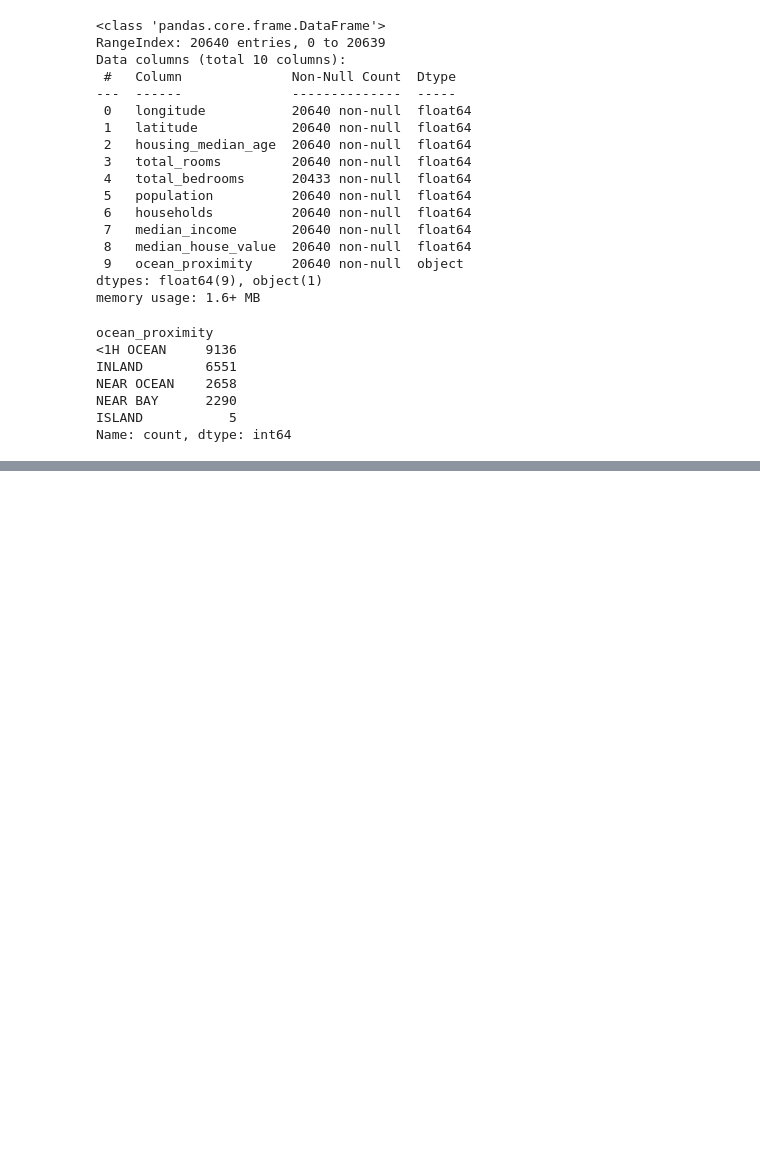
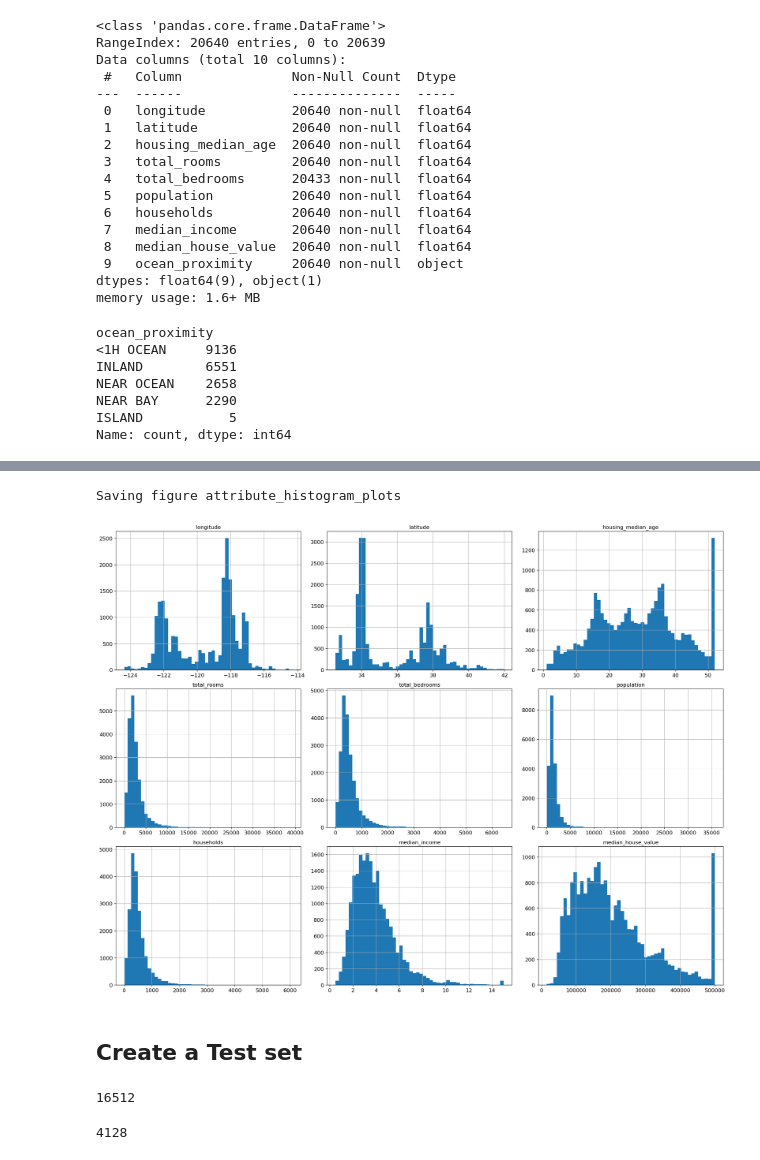
Before and after one commit to Aakashkhanal/Housing_price_predictor, a Jupyter notebook: main.ipynb, the cells around one changed output, grey strips where cells are left out. Saved outputs shown, nothing was run; the diff lists cells and outputs as text; code cells hidden in the pictures; blank space fills up the shorter version.

Commit message:
forget to save changes

```diff
--- a/main.ipynb
+++ b/main.ipynb
@@ -117,3 +117,13 @@ housing.describe()
 | 50% | -118.490000 | 34.260000 | 29.000000 | 2127.000000 | 435.000000 | 1166.000000 | 409.000000 | ... |
 | 75% | -118.010000 | 37.710000 | 37.000000 | 3148.000000 | 647.000000 | 1725.000000 | 605.000000 | ... |
 | max | -114.310000 | 41.950000 | 52.000000 | 39320.000000 | 6445.000000 | 35682.000000 | 6082.000000 | ... |
+# %%
+import matplotlib.pyplot as plt
+housing.hist(bins=50, figsize=(20,15))
+save_fig("attribute_histogram_plots")
+plt.show()
+# %% [output]
+Saving figure attribute_histogram_plots
+[figure, added]
+# %% [markdown]
+## Create a Test set
@@ -119,0 +143,9 @@ housing.describe()
+# %%
+train_set, test_set = split_train_test(housing, 0.2)
+len(train_set)
+# %% [output]
+16512
+# %%
+len(test_set)
+# %% [output]
+4128
```
Also changed, not shown: parts of 2 cells of this notebook.
